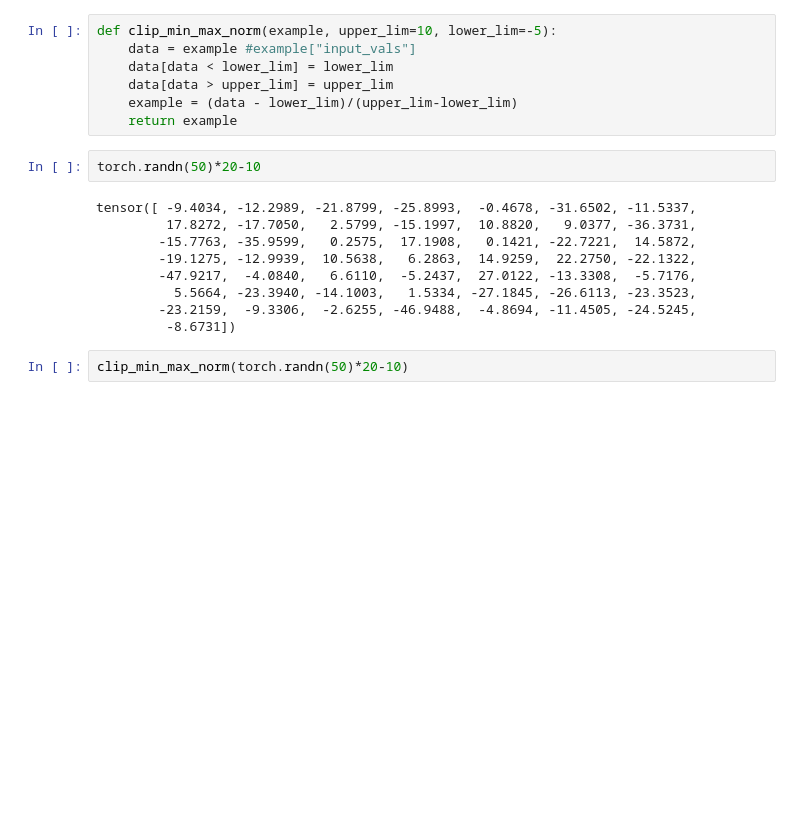
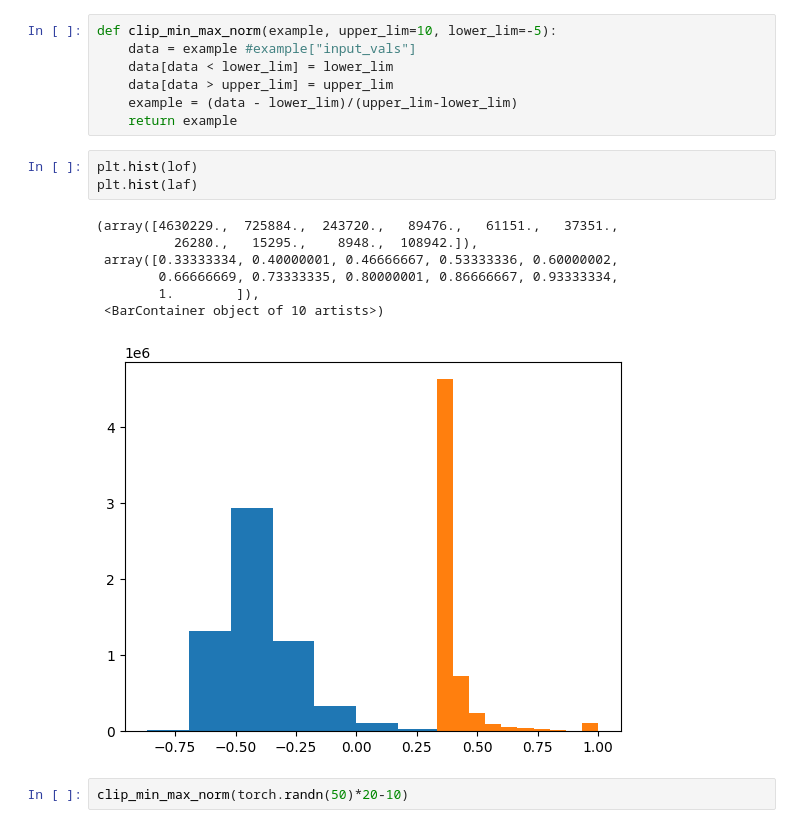
Before and after one commit to synthetic-tensors/caduceus, a Jupyter notebook: crispr_data_wrangling.ipynb, the cells around one changed output. Cells and saved outputs as stored; diff of their text form; blank space fills up the shorter version.

```diff
--- a/crispr_data_wrangling.ipynb
+++ b/crispr_data_wrangling.ipynb
@@ -906,16 +906,16 @@ def clip_min_max_norm(example, upper_lim=10, lower_lim=-5):
     example = (data - lower_lim)/(upper_lim-lower_lim)
     return example
 # %%
-torch.randn(50)*20-10
+plt.hist(lof)
+plt.hist(laf)
 # %% [output]
-tensor([ -9.4034, -12.2989, -21.8799, -25.8993,  -0.4678, -31.6502, -11.5337,
-         17.8272, -17.7050,   2.5799, -15.1997,  10.8820,   9.0377, -36.3731,
-        -15.7763, -35.9599,   0.2575,  17.1908,   0.1421, -22.7221,  14.5872,
-        -19.1275, -12.9939,  10.5638,   6.2863,  14.9259,  22.2750, -22.1322,
-        -47.9217,  -4.0840,   6.6110,  -5.2437,  27.0122, -13.3308,  -5.7176,
-          5.5664, -23.3940, -14.1003,   1.5334, -27.1845, -26.6113, -23.3523,
-        -23.2159,  -9.3306,  -2.6255, -46.9488,  -4.8694, -11.4505, -24.5245,
-         -8.6731])
+(array([4630229.,  725884.,  243720.,   89476.,   61151.,   37351.,
+          26280.,   15295.,    8948.,  108942.]),
+ array([0.33333334, 0.40000001, 0.46666667, 0.53333336, 0.60000002,
+        0.66666669, 0.73333335, 0.80000001, 0.86666667, 0.93333334,
+        1.        ]),
+ <BarContainer object of 10 artists>)
+[figure, added]
 # %%
 clip_min_max_norm(torch.randn(50)*20-10)
 # %% [output]
```
Also changed, not shown: parts of 4 cells of this notebook.
